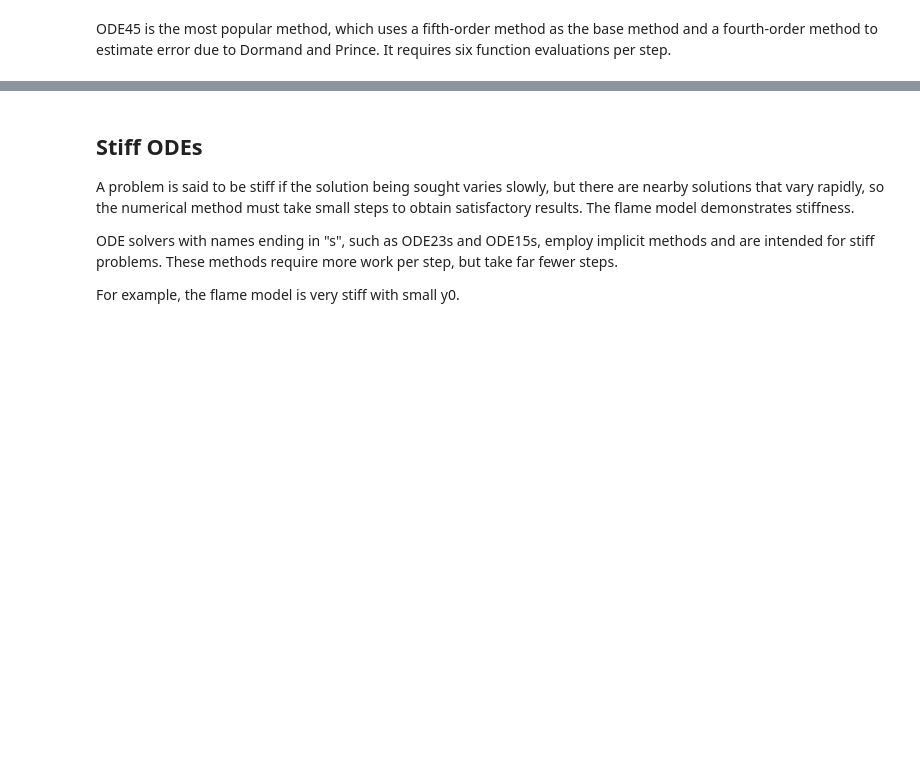
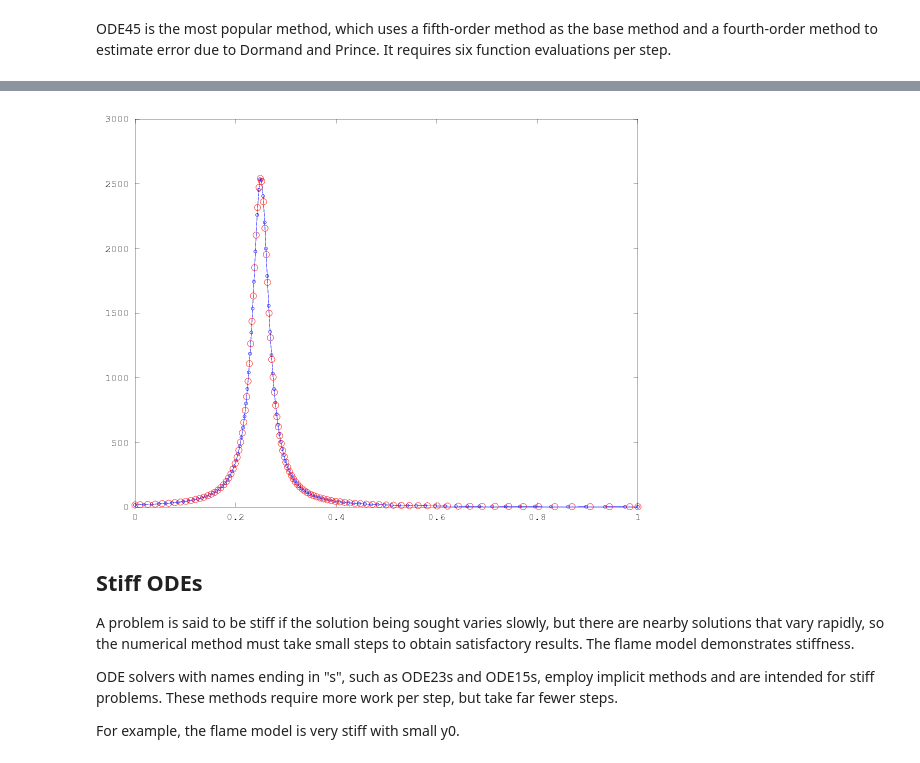
Before and after one commit to AndresSepulveda/octave-notes, a Jupyter notebook: octave-odes.ipynb, the cells around one changed output, grey strips where cells are left out. Saved outputs shown, nothing was run; the diff lists cells and outputs as text; code cells hidden in the pictures; blank space fills up the shorter version.

```diff
--- a/octave-odes.ipynb
+++ b/octave-odes.ipynb
@@ -411,9 +429,11 @@ a = 0.25;
 y0 = 15.9;
 F = @(t, y) 2*(a-t) * y^2;
 
-ode45(F, [0, 1], y0);
+[ts, ys] = ode45(F, [0, 1], y0);
+plot(ts, ys, 'b-o', 'MarkerSize', 3)
 hold on;
 opts = odeset;
 opts.Refine =  1;
-[t, y] = ode45(F, [0, 1], y0, opts);
-plot(t, y, 'ro')
+[ts, ys] = ode45(F, [0, 1], y0, opts);
+plot(ts, ys, 'ro', 'MarkerSize', 6)
+# %% [output]
@@ -420,3 +452,4 @@ plot(t, y, 'ro')
+[figure, added]
 # %% [markdown]
 ## Stiff ODEs
 
```
Also changed, not shown: parts of 13 cells of this notebook, 6 other files.
